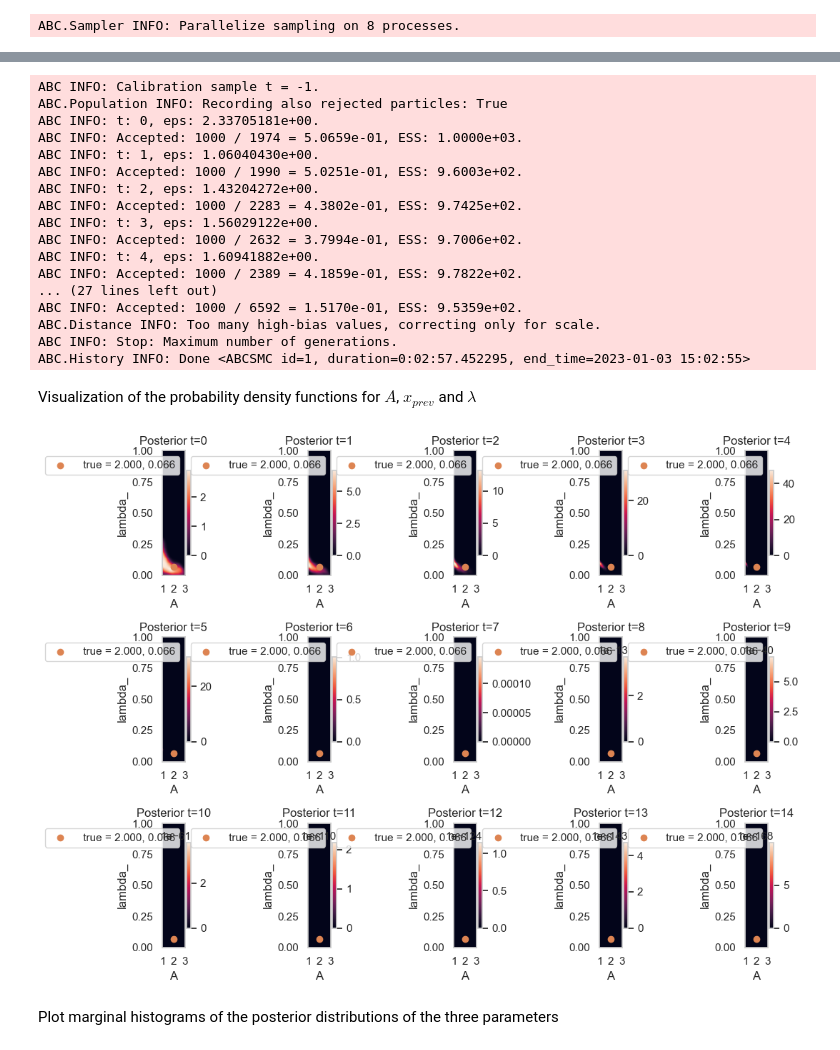
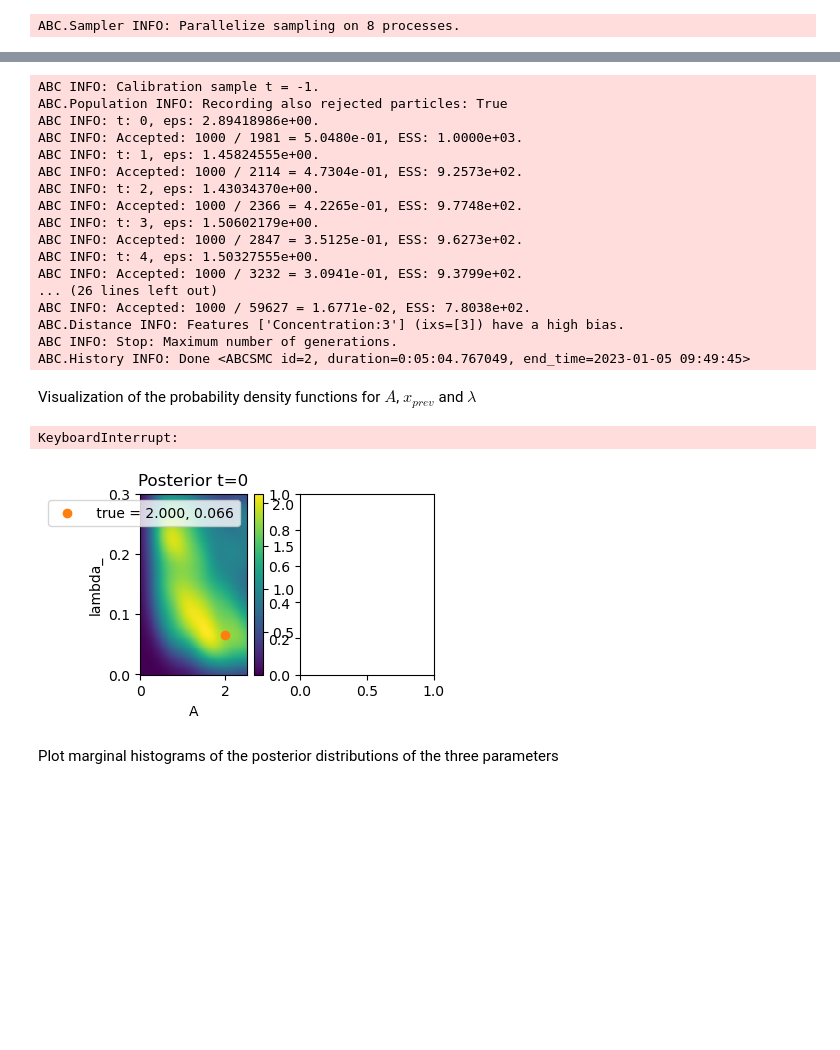
Before and after one commit to MarcoFelipeKing/yi_contact_expt, a Jupyter notebook: src/Yi_pyABC.ipynb, the cells around one changed output, grey strips where cells are left out. Cells and saved outputs as stored; diff of their text form; code cells hidden in the pictures; blank space fills up the shorter version.

```diff
--- a/src/Yi_pyABC.ipynb
+++ b/src/Yi_pyABC.ipynb
@@ -327,7 +324,7 @@ def predict_luminescence(lambda_, x_prev, A):
     x_prev : float
         Amount of powder on the finger before the contact.
     A : float
-        Surface area in contact with the surface.
+        Surface area in contact with the surface (i.e. powder area not finger area)
 
     Returns
     -------
@@ -358,7 +355,7 @@ def model(param):
         Array of luminescence values at the given contact.
     """
     x_prev = param['x_prev'] # initial amount of powder on the finger
-    A = param['A'] # finger area
+    A = param['A'] # powder area (not finger area)
     lambda_ = param['lambda_'] # transfer efficiency
 
     #t = measurement_times
@@ -441,7 +438,7 @@ def distance(simulation, data):
 Define the prior for $A$, $x_prev$, and $\lambda$
 # %%
 parameter_prior = Distribution(
-    A=RV("uniform", 0.3, 2.5), x_prev=RV("uniform", 50_000_000, 5_000_000), lambda_=RV("uniform", 0, 0.3)
+    A=RV("uniform", 0.3, 2.5), x_prev=RV("uniform", 100_000, 55_000_000), lambda_=RV("uniform", 0, 0.3)
 )
 parameter_prior.get_parameter_names()
 # %% [output]
@@ -476,54 +473,55 @@ h = abc.run(max_nr_populations=15) #
 # %% [output]
 ABC INFO: Calibration sample t = -1.
 ABC.Population INFO: Recording also rejected particles: True
-ABC INFO: t: 0, eps: 2.33705181e+00.
-ABC INFO: Accepted: 1000 / 1974 = 5.0659e-01, ESS: 1.0000e+03.
-ABC INFO: t: 1, eps: 1.06040430e+00.
-ABC INFO: Accepted: 1000 / 1990 = 5.0251e-01, ESS: 9.6003e+02.
-ABC INFO: t: 2, eps: 1.43204272e+00.
-ABC INFO: Accepted: 1000 / 2283 = 4.3802e-01, ESS: 9.7425e+02.
-ABC INFO: t: 3, eps: 1.56029122e+00.
-ABC INFO: Accepted: 1000 / 2632 = 3.7994e-01, ESS: 9.7006e+02.
-ABC INFO: t: 4, eps: 1.60941882e+00.
-ABC INFO: Accepted: 1000 / 2389 = 4.1859e-01, ESS: 9.7822e+02.
-... (27 lines left out)
-ABC INFO: Accepted: 1000 / 6592 = 1.5170e-01, ESS: 9.5359e+02.
-ABC.Distance INFO: Too many high-bias values, correcting only for scale.
+ABC INFO: t: 0, eps: 2.89418986e+00.
+ABC INFO: Accepted: 1000 / 1981 = 5.0480e-01, ESS: 1.0000e+03.
+ABC INFO: t: 1, eps: 1.45824555e+00.
+ABC INFO: Accepted: 1000 / 2114 = 4.7304e-01, ESS: 9.2573e+02.
+ABC INFO: t: 2, eps: 1.43034370e+00.
+ABC INFO: Accepted: 1000 / 2366 = 4.2265e-01, ESS: 9.7748e+02.
+ABC INFO: t: 3, eps: 1.50602179e+00.
+ABC INFO: Accepted: 1000 / 2847 = 3.5125e-01, ESS: 9.6273e+02.
+ABC INFO: t: 4, eps: 1.50327555e+00.
+ABC INFO: Accepted: 1000 / 3232 = 3.0941e-01, ESS: 9.3799e+02.
+... (26 lines left out)
+ABC INFO: Accepted: 1000 / 59627 = 1.6771e-02, ESS: 7.8038e+02.
+ABC.Distance INFO: Features ['Concentration:3'] (ixs=[3]) have a high bias.
 ABC INFO: Stop: Maximum number of generations.
-ABC.History INFO: Done <ABCSMC id=1, duration=0:02:57.452295, end_time=2023-01-03 15:02:55>
+ABC.History INFO: Done <ABCSMC id=2, duration=0:05:04.767049, end_time=2023-01-05 09:49:45>
 # %% [markdown]
 Visualization of the probability density functions for $A$, $x_{prev}$ and $\lambda$
 # %%
 fig = plt.figure(figsize=(10, 8))
 for t in range(h.max_t + 1):
     ax = fig.add_subplot(3, int(np.ceil(h.max_t / 3)), t + 1)
 
     ax = plot_kde_2d(
         *h.get_distribution(m=0, t=t),
         "A",
         "lambda_",
-        xmin=1,
-        xmax=3,
+        xmin=0,
+        xmax=2.5,
         numx=200,
         ymin=0,
-        ymax=1,
+        ymax=0.3,
         numy=200,
         ax=ax,
     )
     ax.scatter(
         [A_true],
         [lambda_true],
         color="C1",
         label=r' true = {:.3f}, {:.3f}'.format(
             A_true, lambda_true
         ),
     )
     ax.set_title(f"Posterior t={t}")
 
     ax.legend()
 fig.tight_layout()
 # %% [output]
+KeyboardInterrupt:
-[figure, old version]
+[figure, new version]
 # %% [markdown]
 Plot marginal histograms of the posterior distributions of the three parameters
 # %%
```
Also changed, not shown: parts of 14 cells of this notebook, 1 other file.
